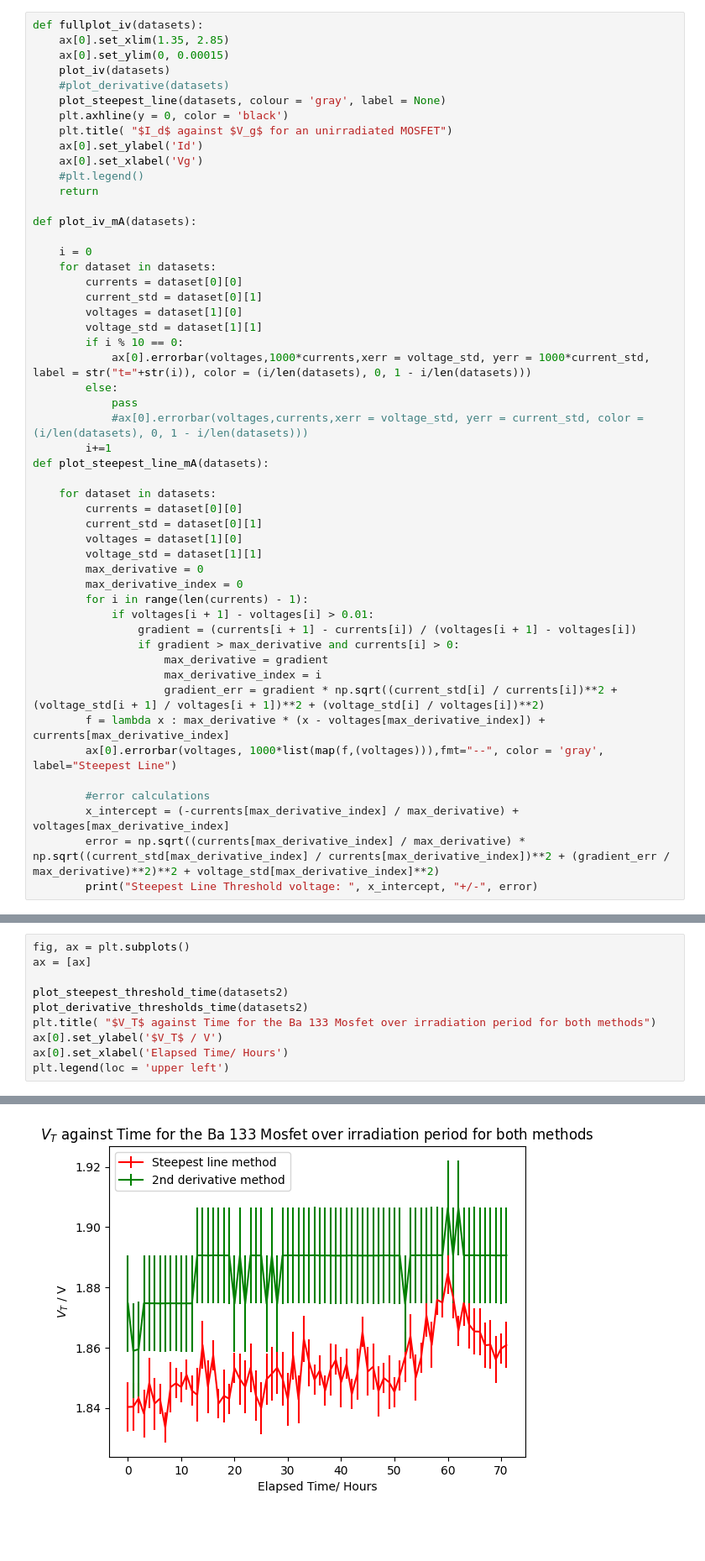
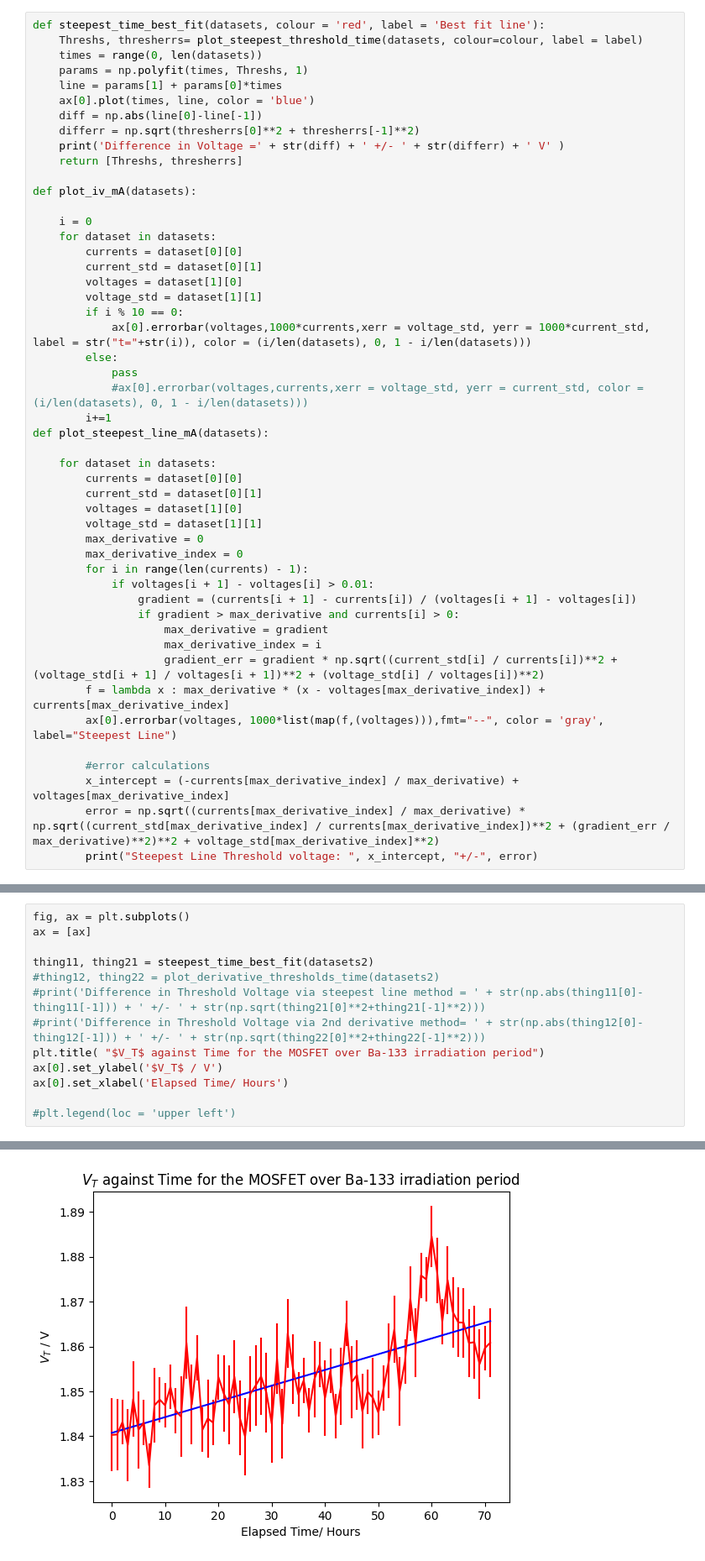
Before and after one commit to fhirstplace/Python-Labs-EDOS, a Jupyter notebook: xml graph maker (all).ipynb, the cells around one changed output, grey strips where cells are left out. Shown at 84% size. Saved outputs shown, nothing was run; the diff lists cells and outputs as text; blank space fills up the shorter version.

Commit message:
linefitthe VT-time graphs

```diff
--- a/xml graph maker (all).ipynb
+++ b/xml graph maker (all).ipynb
@@ -169,18 +169,16 @@ datasets = xml_to_datasets(data_file)
 if data_file2 != None:
     datasets2 = xml_to_datasets(data_file2)
 # %%
-def fullplot_iv(datasets):
-    ax[0].set_xlim(1.35, 2.85)
-    ax[0].set_ylim(0, 0.00015)
-    plot_iv(datasets)
-    #plot_derivative(datasets)
-    plot_steepest_line(datasets, colour = 'gray', label = None)
-    plt.axhline(y = 0, color = 'black')
-    plt.title( "$I_d$ against $V_g$ for an unirradiated MOSFET")
-    ax[0].set_ylabel('Id')
-    ax[0].set_xlabel('Vg')
-    #plt.legend()
-    return
+def steepest_time_best_fit(datasets, colour = 'red', label = 'Best fit line'):
+    Threshs, thresherrs= plot_steepest_threshold_time(datasets, colour=colour, label = label)
+    times = range(0, len(datasets))
+    params = np.polyfit(times, Threshs, 1)
+    line = params[1] + params[0]*times
+    ax[0].plot(times, line, color = 'blue')
+    diff = np.abs(line[0]-line[-1])
+    differr = np.sqrt(thresherrs[0]**2 + thresherrs[-1]**2)
+    print('Difference in Voltage =' + str(diff) + ' +/- ' + str(differr) + ' V' )
+    return [Threshs, thresherrs]
 
 def plot_iv_mA(datasets):
 
@@ -241,10 +239,13 @@ Steepest Line Threshold voltage:  1.8402987500000003 +/- 0.0064211212235751125
 fig, ax = plt.subplots()
 ax = [ax]
 
-plot_steepest_threshold_time(datasets2)
-plot_derivative_thresholds_time(datasets2)
-plt.title( "$V_T$ against Time for the Ba 133 Mosfet over irradiation period for both methods")
+thing11, thing21 = steepest_time_best_fit(datasets2)
+#thing12, thing22 = plot_derivative_thresholds_time(datasets2)
+#print('Difference in Threshold Voltage via steepest line method = ' + str(np.abs(thing11[0]-thing11[-1])) + ' +/- ' + str(np.sqrt(thing21[0]**2+thing21[-1]**2)))
+#print('Difference in Threshold Voltage via 2nd derivative method= ' + str(np.abs(thing12[0]-thing12[-1])) + ' +/- ' + str(np.sqrt(thing22[0]**2+thing22[-1]**2)))
+plt.title( "$V_T$ against Time for the MOSFET over Ba-133 irradiation period")
 ax[0].set_ylabel('$V_T$ / V')
 ax[0].set_xlabel('Elapsed Time/ Hours')
-plt.legend(loc = 'upper left')
+
+#plt.legend(loc = 'upper left')
 # %% [output]
@@ -252,4 +255,4 @@ plt.legend(loc = 'upper left')
-[figure, old version]
+[figure, new version]
 # %%
 #Archeology 6 Gray
 data_file3 = 'xml_Data/arch5unirradiated.xml'
```
Also changed, not shown: parts of 8 cells of this notebook.
